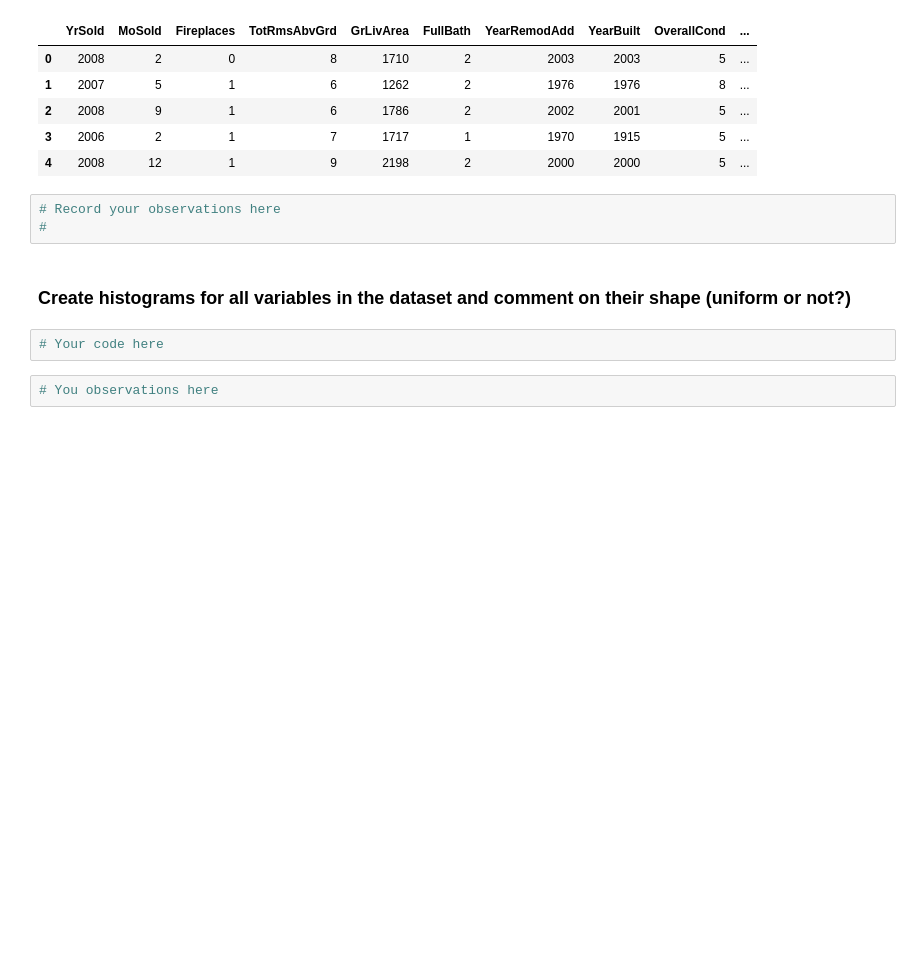
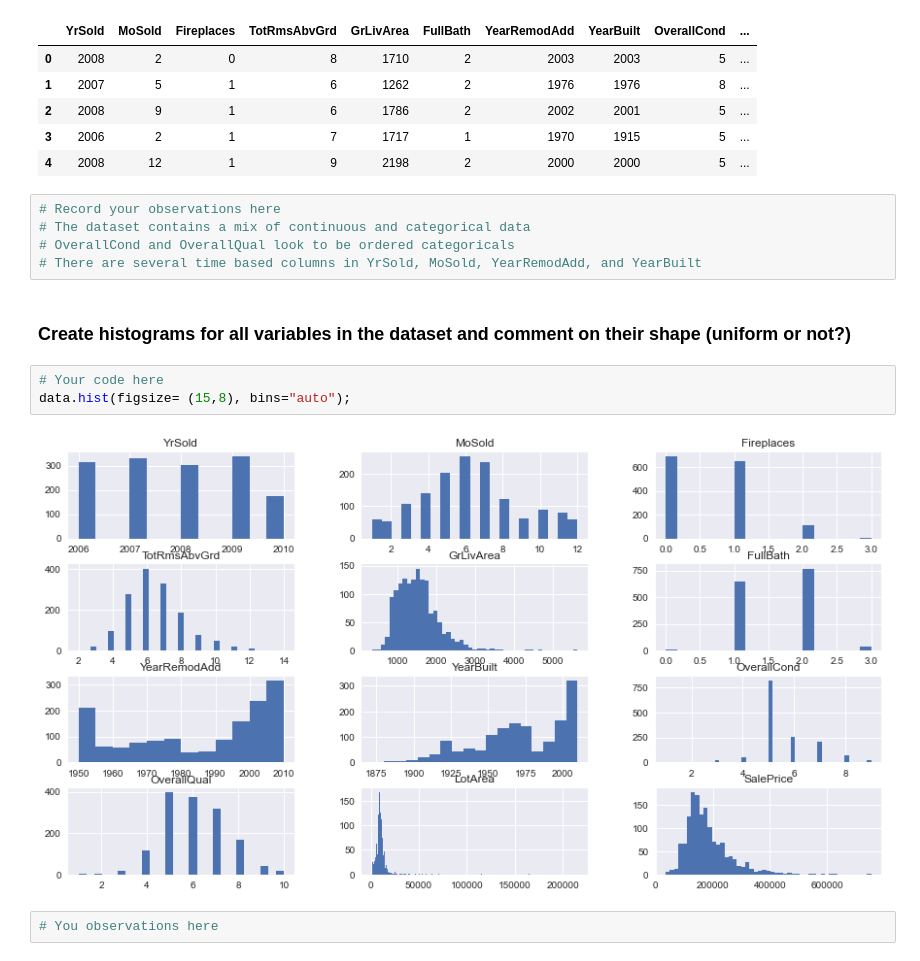
Before and after one commit to Pamela-Chebii/dsc-regression-boston-lab, a Jupyter notebook: index.ipynb, the cells around one changed output. Drawn from its saved outputs; the diff is of its cells as text; blank space fills up the shorter version.

```diff
--- a/index.ipynb
+++ b/index.ipynb
@@ -42,13 +42,18 @@ data.head()
 | 2 | 2008 | 9 | 1 | 6 | 1786 | 2 | 2002 | 2001 | 5 | ... |
 | 3 | 2006 | 2 | 1 | 7 | 1717 | 1 | 1970 | 1915 | 5 | ... |
 | 4 | 2008 | 12 | 1 | 9 | 2198 | 2 | 2000 | 2000 | 5 | ... |
-# %%
-# Record your observations here
-#
+# %%
+# Record your observations here
+# The dataset contains a mix of continuous and categorical data
+# OverallCond and OverallQual look to be ordered categoricals
+# There are several time based columns in YrSold, MoSold, YearRemodAdd, and YearBuilt
 # %% [markdown]
 ### Create histograms for all variables in the dataset and comment on their shape (uniform or not?)
 # %%
 # Your code here
+data.hist(figsize= (15,8), bins="auto");
+# %% [output]
+[figure, added]
 # %%
 # You observations here
 # %% [markdown]
```
